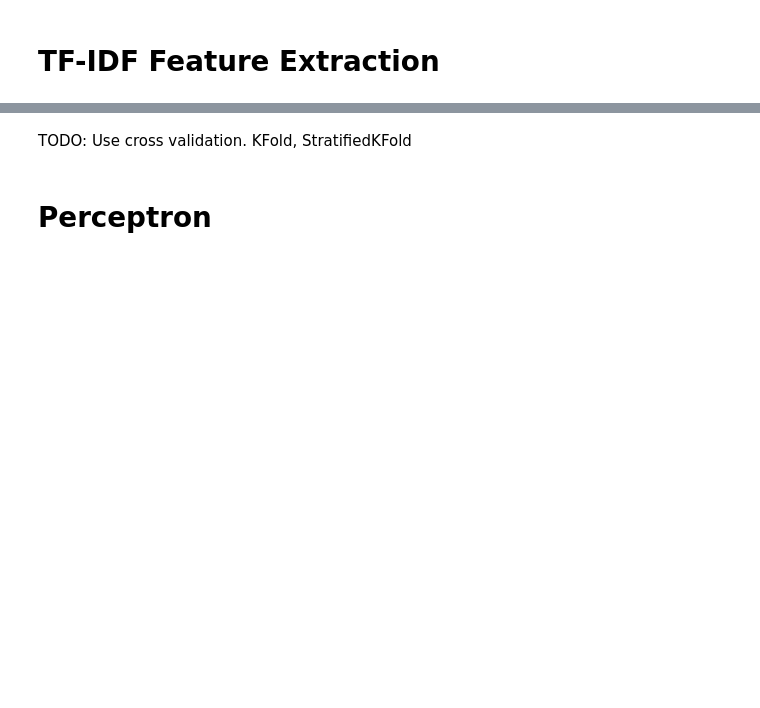
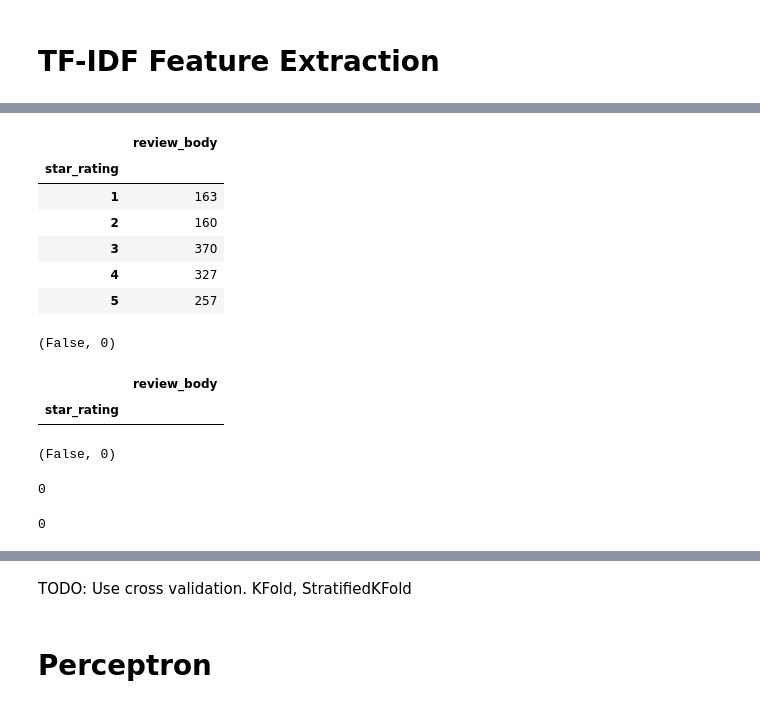
Before and after one commit to daveaditya/CSCI_544_NLP, a Jupyter notebook: assignment_01/HW1-CSCI544.ipynb, the cells around one changed output, grey strips where cells are left out. Drawn from its saved outputs; the diff is of its cells as text; code cells hidden in the pictures; blank space fills up the shorter version.

```diff
--- a/assignment_01/HW1-CSCI544.ipynb
+++ b/assignment_01/HW1-CSCI544.ipynb
@@ -519,0 +556,28 @@ final_data.head()
+# %%
+final_data[final_data["review_body"].str.len() == 0].groupby("star_rating").count()
+# %% [output]
+|  | review_body |
+| star_rating |  |
+| 1 | 163 |
+| 2 | 160 |
+| 3 | 370 |
+| 4 | 327 |
+| 5 | 257 |
+# %%
+final_data["review_body"].isnull().values.any(), final_data["review_body"].isnull().sum()
+# %% [output]
+(False, 0)
+# %%
+# Drop empty strings
+final_data["review_body"].replace("", np.nan, inplace=True)
+final_data.dropna(subset=["review_body"], inplace=True)
+final_data[final_data["review_body"].str.len() == 0].groupby("star_rating").count()
+final_data["review_body"].isnull().values.any(), final_data["review_body"].isnull().sum()
+# %% [output]
+|  | review_body |
+| star_rating |  |
+(False, 0)
+# %%
+final_data["review_body"].isna().sum()
+# %% [output]
+0
@@ -531,0 +598,4 @@ train, test = train_test_split(final_data, test_size=0.2, stratify=final_data['s
+# %%
+(train["review_body"].str.len() == 0).sum()
+# %% [output]
+0
```
Also changed, not shown: parts of 49 cells of this notebook.
